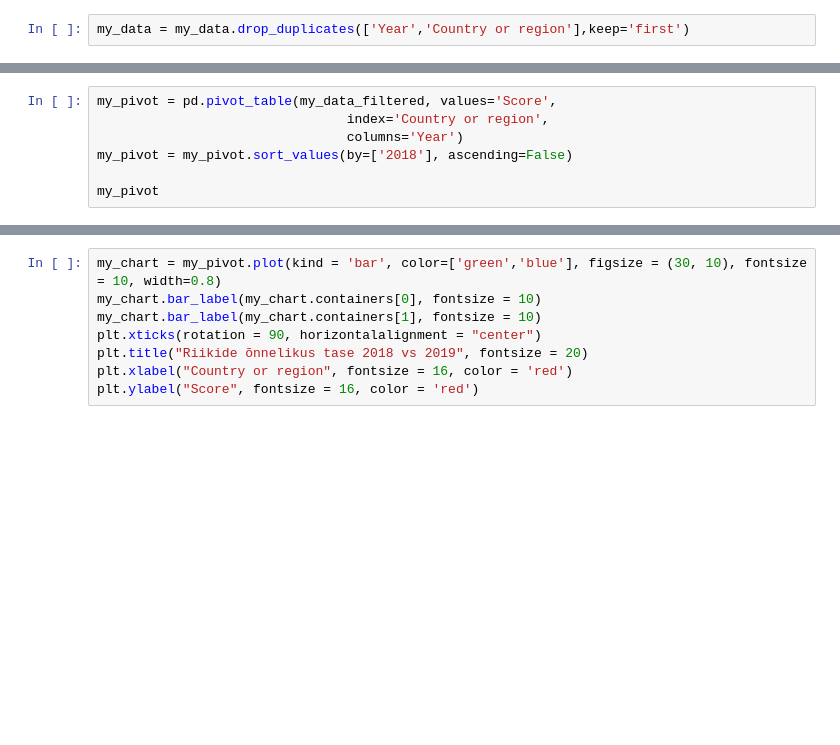
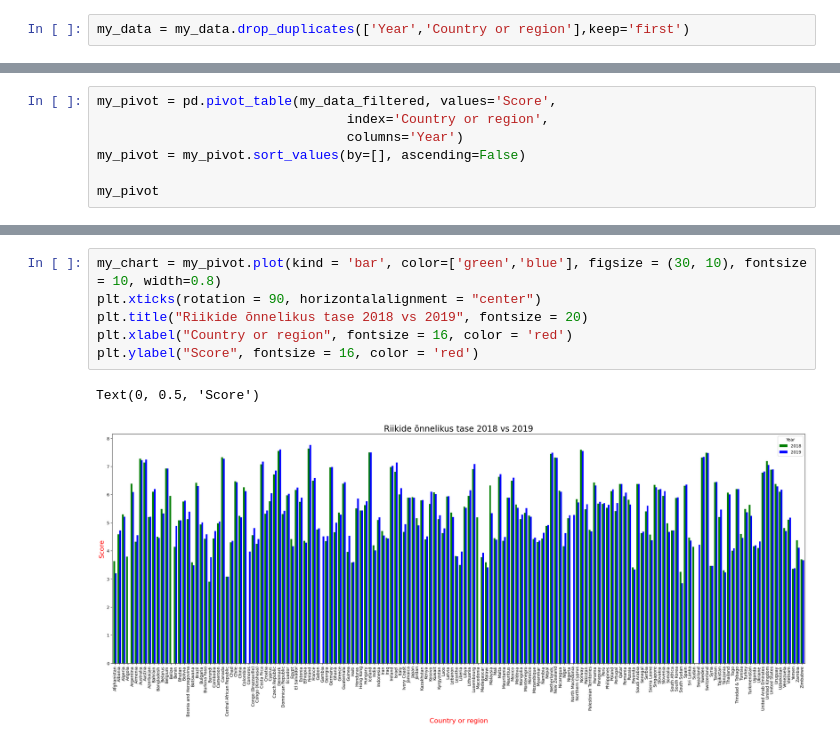
Before and after one commit to K25p2r3n0k/MiskiKuskilMillalgi, a Jupyter notebook: l6pu-too.ipynb, the cells around one changed output, grey strips where cells are left out. Drawn from its saved outputs; the diff is of its cells as text; blank space fills up the shorter version.

```diff
--- a/l6pu-too.ipynb
+++ b/l6pu-too.ipynb
@@ -200,6 +334,6 @@ my_chart = my_data_filtered.plot(kind = 'bar', x ='Country or region', y ='Score
 my_pivot = pd.pivot_table(my_data_filtered, values='Score',
                                 index='Country or region',
                                 columns='Year')
-my_pivot = my_pivot.sort_values(by=['2018'], ascending=False)
+my_pivot = my_pivot.sort_values(by=[], ascending=False)
 
 my_pivot
@@ -206,8 +355,9 @@ my_pivot
 # %%
 my_chart = my_pivot.plot(kind = 'bar', color=['green','blue'], figsize = (30, 10), fontsize = 10, width=0.8)
-my_chart.bar_label(my_chart.containers[0], fontsize = 10)
-my_chart.bar_label(my_chart.containers[1], fontsize = 10)
 plt.xticks(rotation = 90, horizontalalignment = "center")
 plt.title("Riikide õnnelikus tase 2018 vs 2019", fontsize = 20)
 plt.xlabel("Country or region", fontsize = 16, color = 'red')
 plt.ylabel("Score", fontsize = 16, color = 'red')
+# %% [output]
+Text(0, 0.5, 'Score')
+[figure, added]
```
Also changed, not shown: parts of 19 cells of this notebook.
